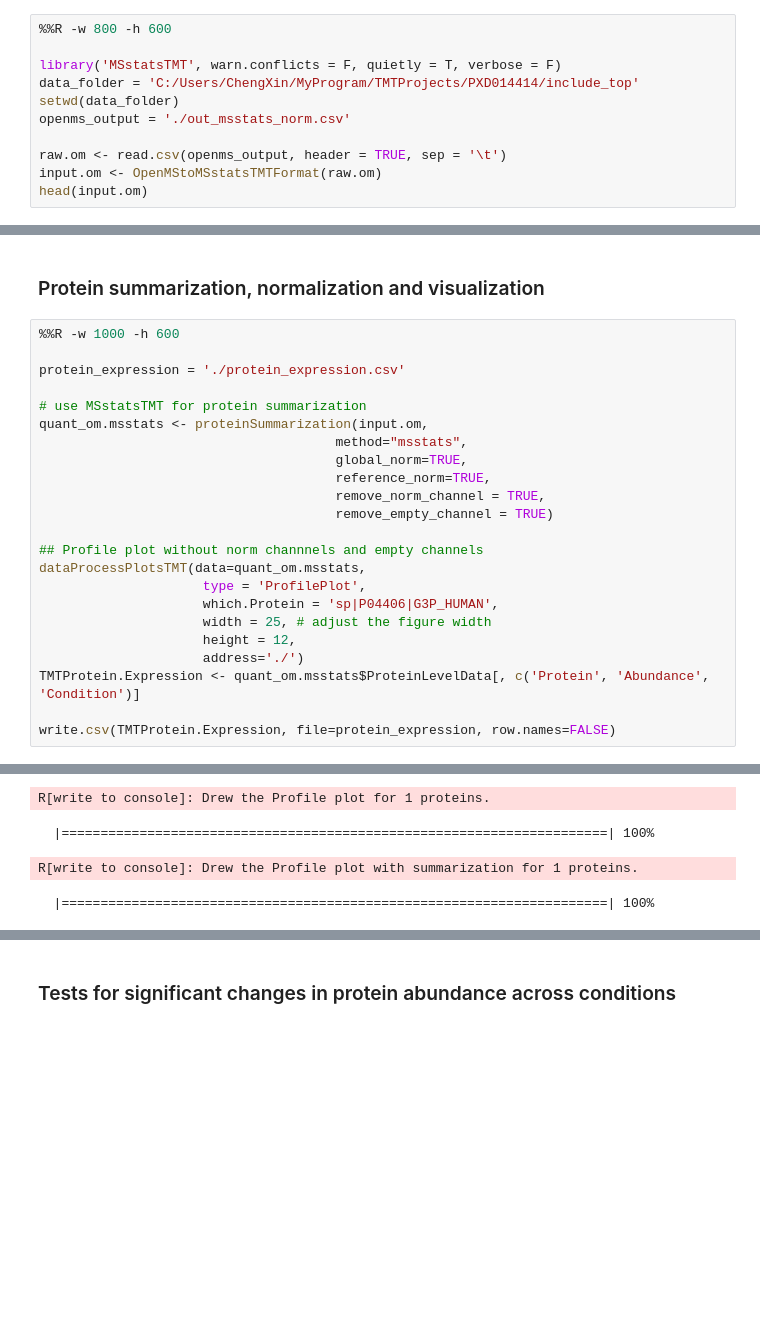
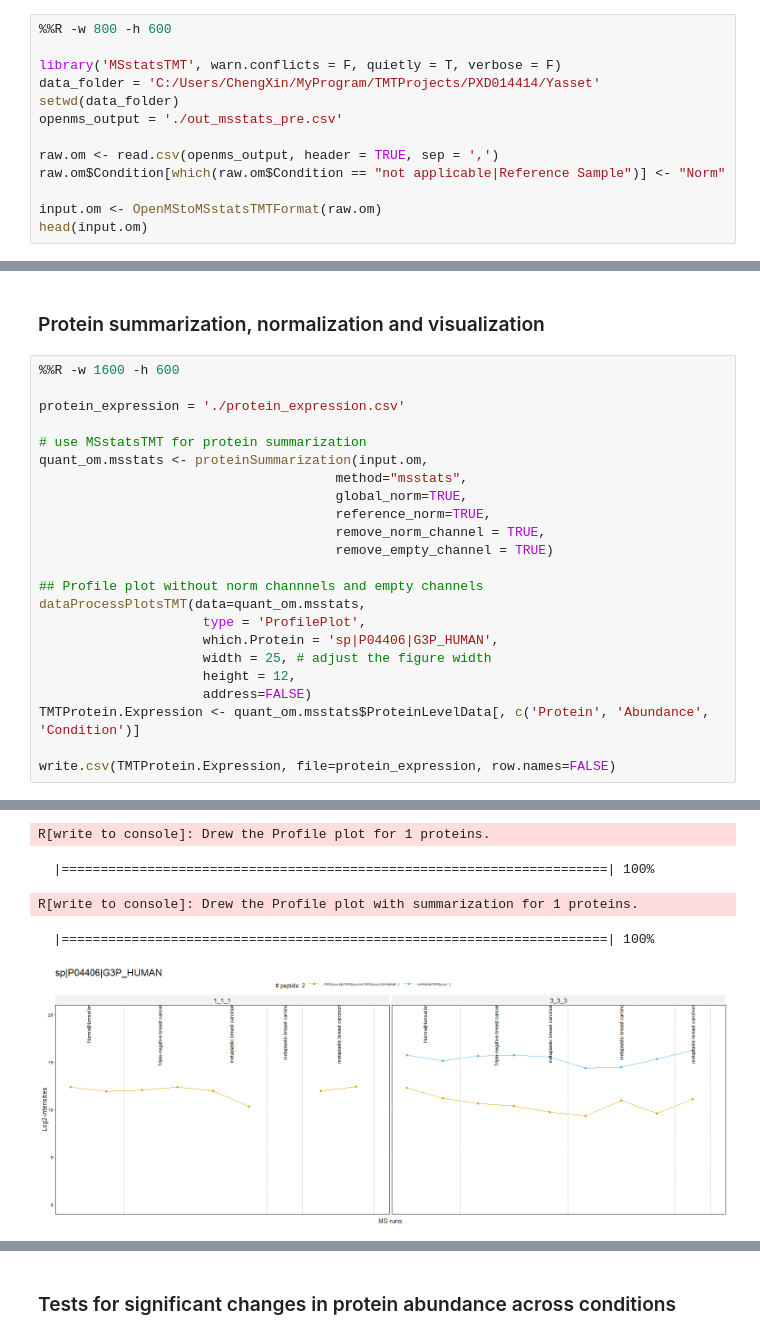
Before and after one commit to bigbio/pquant, a Jupyter notebook: notebooks/PXD014414_Downstream_Analysis.ipynb, the cells around one changed output, grey strips where cells are left out. Drawn from its saved outputs; the diff is of its cells as text; blank space fills up the shorter version.

```diff
--- a/notebooks/PXD014414_Downstream_Analysis.ipynb
+++ b/notebooks/PXD014414_Downstream_Analysis.ipynb
@@ -98,11 +36,13 @@ Generating file ........
 %%R -w 800 -h 600
 
 library('MSstatsTMT', warn.conflicts = F, quietly = T, verbose = F)
-data_folder = 'C:/Users/ChengXin/MyProgram/TMTProjects/PXD014414/include_top'
+data_folder = 'C:/Users/ChengXin/MyProgram/TMTProjects/PXD014414/Yasset'
 setwd(data_folder)
-openms_output = './out_msstats_norm.csv'
+openms_output = './out_msstats_pre.csv'
 
-raw.om <- read.csv(openms_output, header = TRUE, sep = '\t')
+raw.om <- read.csv(openms_output, header = TRUE, sep = ',')
+raw.om$Condition[which(raw.om$Condition == "not applicable|Reference Sample")] <- "Norm"
+
 input.om <- OpenMStoMSstatsTMTFormat(raw.om)
 head(input.om)
 # %% [output]
@@ -126,7 +66,7 @@ INFO  [2021-08-04 15:22:52] ** Fractions belonging to same mixture have been com
 # %% [markdown]
 ### Protein summarization, normalization and visualization
 # %%
-%%R -w 1000 -h 600
+%%R -w 1600 -h 600
 
 protein_expression = './protein_expression.csv'
 
@@ -144,7 +84,7 @@ dataProcessPlotsTMT(data=quant_om.msstats,
                      which.Protein = 'sp|P04406|G3P_HUMAN',
                      width = 25, # adjust the figure width
                      height = 12,
-                     address='./')
+                     address=FALSE)
 TMTProtein.Expression <- quant_om.msstats$ProteinLevelData[, c('Protein', 'Abundance', 'Condition')]
 
 write.csv(TMTProtein.Expression, file=protein_expression, row.names=FALSE)
@@ -169,4 +100,5 @@ INFO  [2021-08-04 15:27:47] ** Protein-level summarization done by MSstats.
 R[write to console]: Drew the Profile plot for 1 proteins.
   |======================================================================| 100%
 R[write to console]: Drew the Profile plot with summarization for 1 proteins.
   |======================================================================| 100%
+[figure, added]
```
Also changed, not shown: parts of 20 cells of this notebook, 1 other file.
